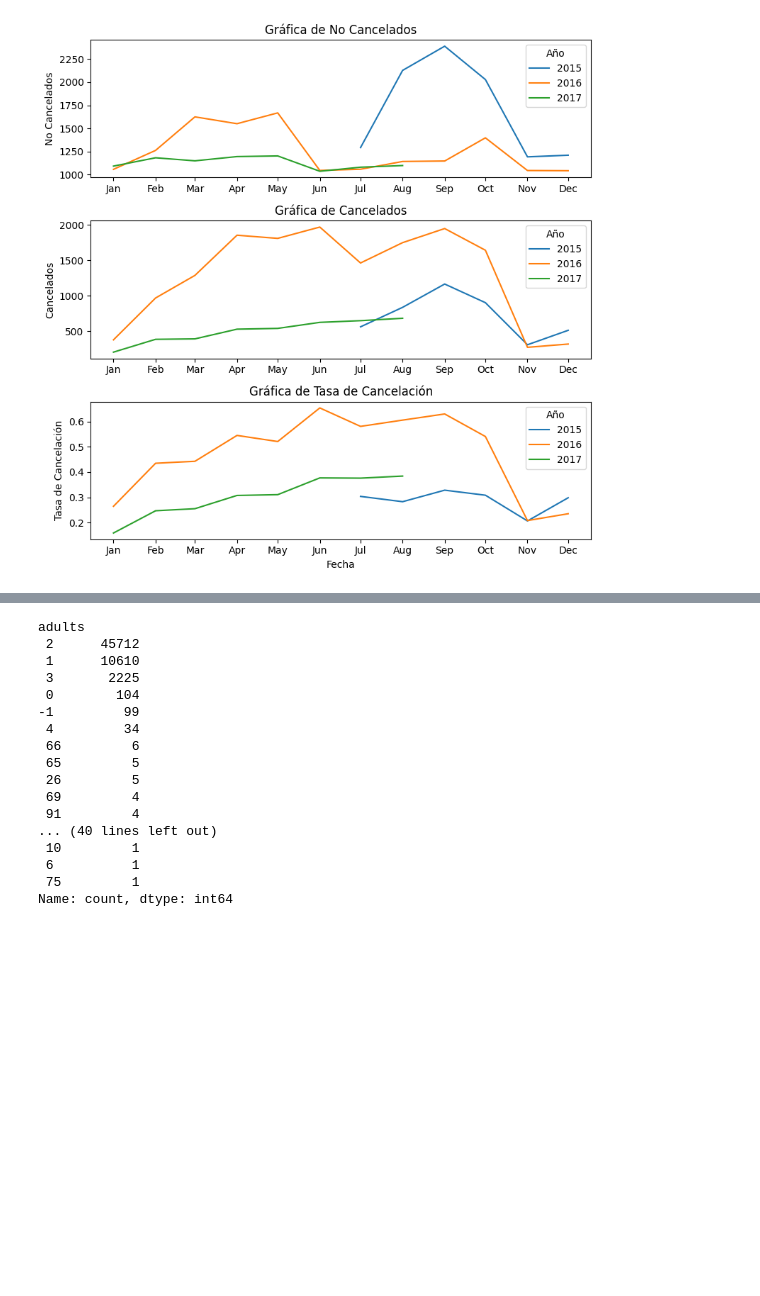
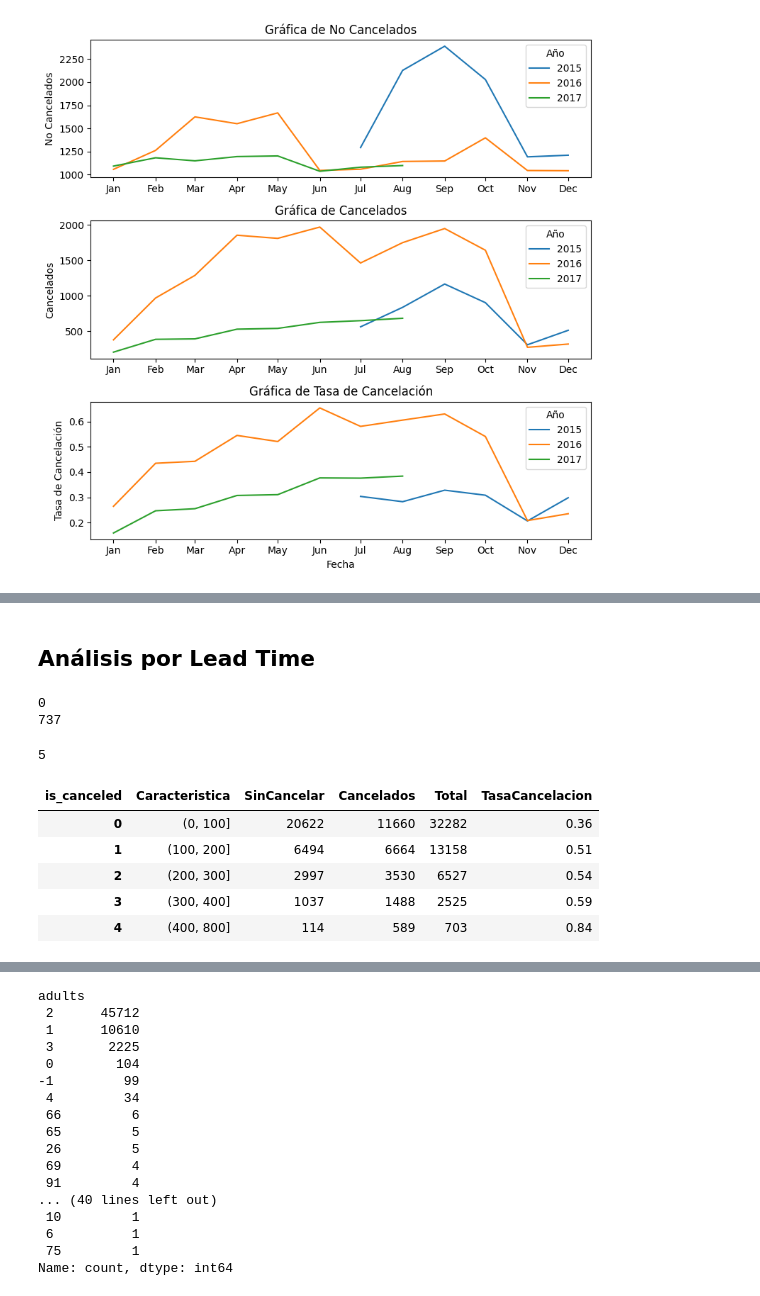
Before and after one commit to LauraRuales/Ciencia-de-datos, a Jupyter notebook: eda.ipynb, the cells around one changed output, grey strips where cells are left out. Saved outputs shown, nothing was run; the diff lists cells and outputs as text; code cells hidden in the pictures; blank space fills up the shorter version.

```diff
--- a/eda.ipynb
+++ b/eda.ipynb
@@ -913,0 +916,8 @@ plt.show()
+# %% [markdown]
+## Análisis por Lead Time
+# %%
+print(min(reservas['lead_time']))
+print(max(reservas['lead_time']))
+# %% [output]
+0
+737
@@ -913,0 +927,18 @@ plt.show()
+# %%
+pivot = reservas.pivot_table(index=['rango'], columns='is_canceled', values='Id', aggfunc='count')
+pivot = pivot.fillna(0)
+pivot['Total'] = pivot[0] + pivot[1]
+pivot['TasaCancelacion'] = pivot[1]/pivot['Total']
+
+reset = pivot.reset_index(names=['Caracteristica'])
+renamed  = reset.rename(columns={0: 'SinCancelar', 1: 'Cancelados'})
+print(renamed['Caracteristica'].count())
+renamed.head()
+# %% [output]
+5
+| is_canceled | Caracteristica | SinCancelar | Cancelados | Total | TasaCancelacion |
+| 0 | (0, 100] | 20622 | 11660 | 32282 | 0.36 |
+| 1 | (100, 200] | 6494 | 6664 | 13158 | 0.51 |
+| 2 | (200, 300] | 2997 | 3530 | 6527 | 0.54 |
+| 3 | (300, 400] | 1037 | 1488 | 2525 | 0.59 |
+| 4 | (400, 800] | 114 | 589 | 703 | 0.84 |
```
Also changed, not shown: parts of 17 cells of this notebook.
